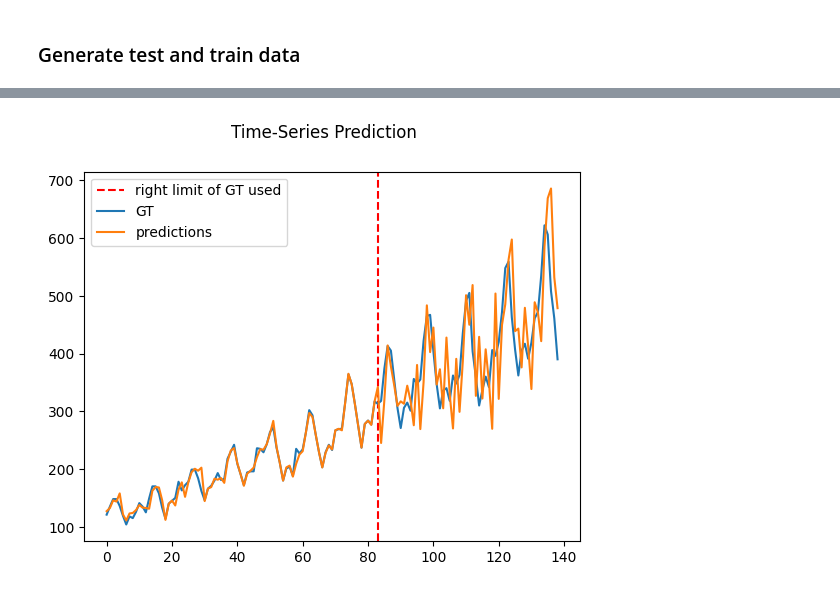
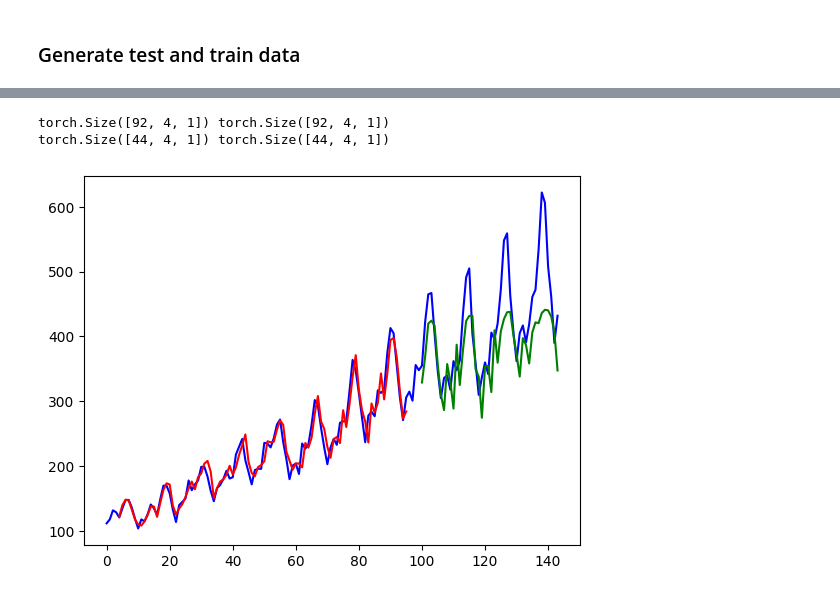
Before and after one commit to bs7280/pytorch-examples, a Jupyter notebook: notebooks/pytorch-learn-lstm-airlinepassengers.ipynb, the cells around one changed output, grey strips where cells are left out. Saved outputs shown, nothing was run; the diff lists cells and outputs as text; code cells hidden in the pictures.

```diff
--- a/notebooks/pytorch-learn-lstm-airlinepassengers.ipynb
+++ b/notebooks/pytorch-learn-lstm-airlinepassengers.ipynb
@@ -168,21 +44,31 @@ Epoch: 1900, loss: 0.00026
-# %%
-lstm.eval()
-
-# predict on training and test data
-all_predict = lstm(dataX)
-
-data_predict = all_predict.data.numpy()
-dataY_plot = dataY.data.numpy()
-
-data_predict = sc.inverse_transform(data_predict)
-dataY_plot = sc.inverse_transform(dataY_plot)
-
-plt.axvline(x=train_size, c='r', linestyle='--', label='right limit of GT used')
-
-plt.plot(dataY_plot, label='GT')
-plt.plot(data_predict, label='predictions')
-plt.suptitle('Time-Series Prediction')
-plt.legend()
-plt.show()
-# %% [output]
-[figure, removed]
+# %%
+train_size = int(len(timeseries) * 0.67)
+test_size = len(timeseries) - train_size
+train, test = timeseries[:train_size], timeseries[train_size:]
+# %%
+
+import torch
+
+def create_dataset(dataset, lookback):
+    """Transform a time series into a prediction dataset
+
+    Args:
+        dataset: A numpy array of time series, first dimension is the time steps
+        lookback: Size of window for prediction
+    """
+    X, y = [], []
+    for i in range(len(dataset)-lookback):
+        feature = dataset[i:i+lookback]
+        target = dataset[i+1:i+lookback+1]
+        X.append(feature)
+        y.append(target)
+    return torch.tensor(X), torch.tensor(y)
+# %%
+lookback = 4
+X_train, y_train = create_dataset(train, lookback=lookback)
+X_test, y_test = create_dataset(test, lookback=lookback)
+print(X_train.shape, y_train.shape)
+print(X_test.shape, y_test.shape)
+# %% [output]
+torch.Size([92, 4, 1]) torch.Size([92, 4, 1])
+torch.Size([44, 4, 1]) torch.Size([44, 4, 1])
@@ -188,0 +87,17 @@ plt.show()
+# %%
+with torch.no_grad():
+    # shift train predictions for plotting
+    train_plot = np.ones_like(timeseries) * np.nan
+    y_pred = model(X_train)
+    y_pred = y_pred[:, -1, :]
+    train_plot[lookback:train_size] = model(X_train)[:, -1, :]
+    # shift test predictions for plotting
+    test_plot = np.ones_like(timeseries) * np.nan
+    test_plot[train_size+lookback:len(timeseries)] = model(X_test)[:, -1, :]
+# plot
+plt.plot(timeseries, c='b')
+plt.plot(train_plot, c='r')
+plt.plot(test_plot, c='g')
+plt.show()
+# %% [output]
+[figure, added]
```
Also changed, not shown: parts of 7 cells of this notebook, 2 other files.
